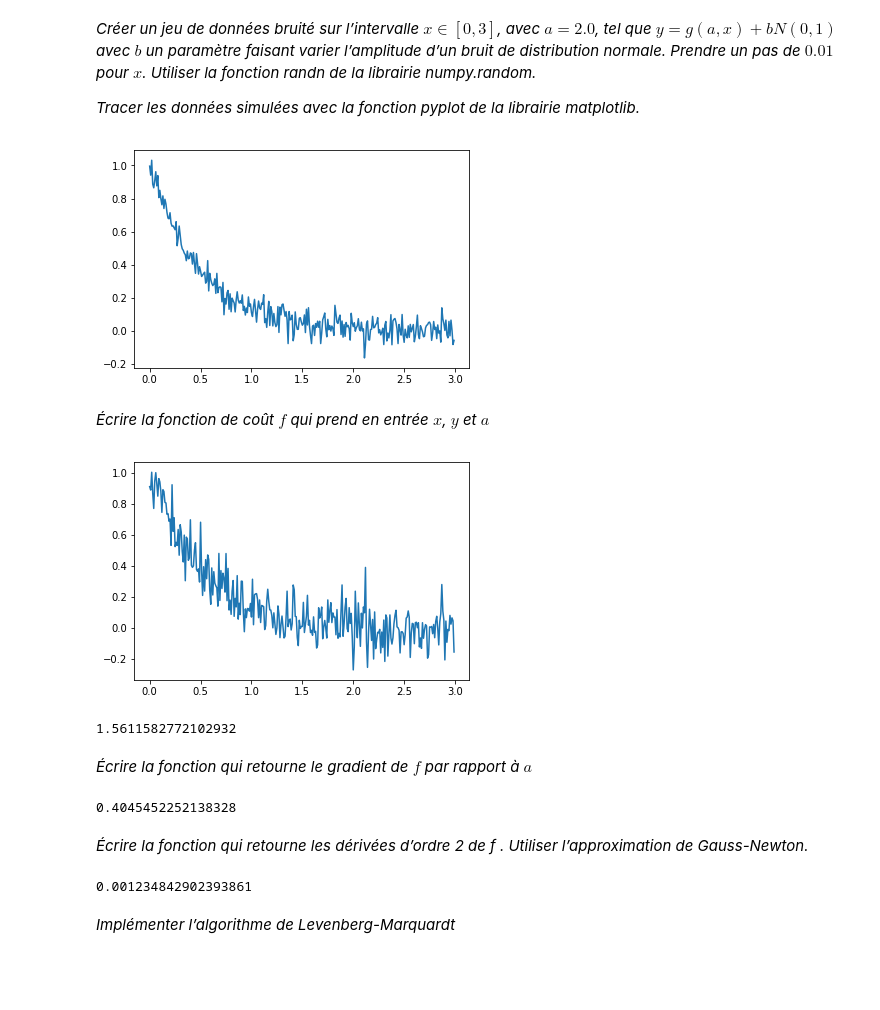
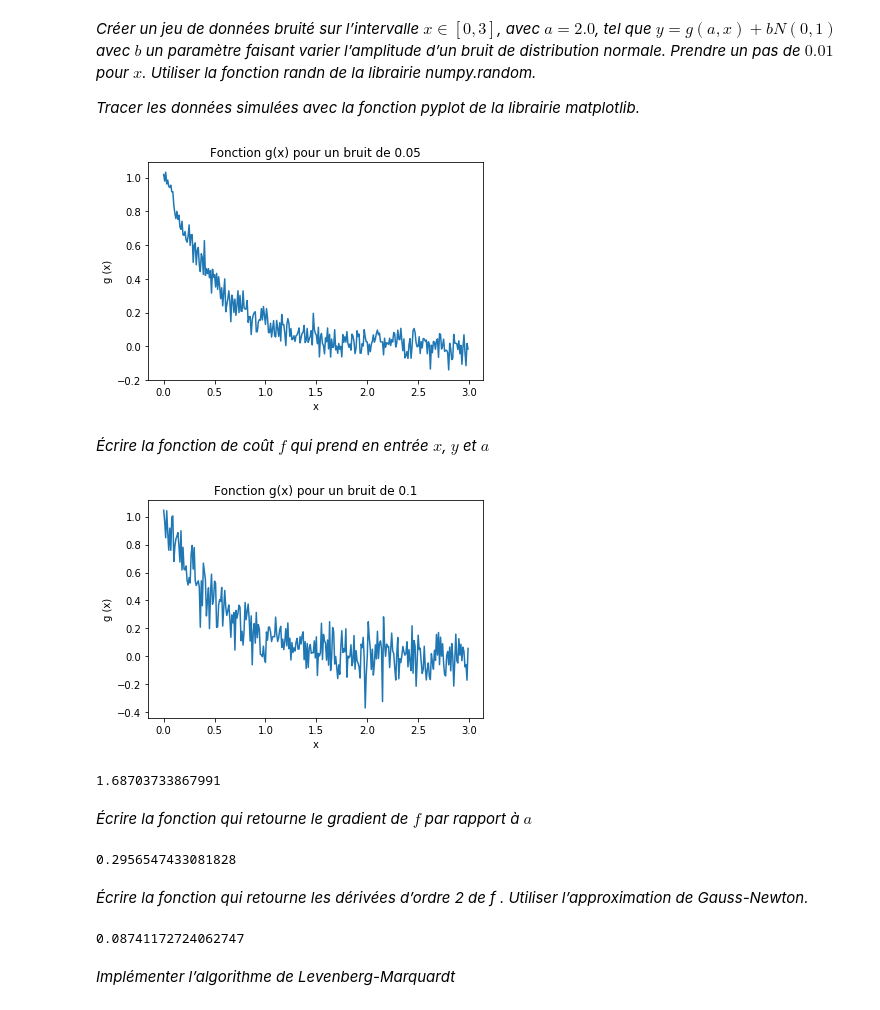
Before and after one commit to RuzickaJiri/4BIM_data, a Jupyter notebook: optimisation/Optimisation_TD2.ipynb, the cells around one changed output. Cells and saved outputs as stored; diff of their text form; code cells hidden in the pictures; blank space fills up the shorter version.

```diff
--- a/optimisation/Optimisation_TD2.ipynb
+++ b/optimisation/Optimisation_TD2.ipynb
@@ -41,16 +44,19 @@ print(g(-1,1))
 # %%
 x = np.arange(0,3,0.01)
 def yf(x,a,b):
 
     y = []
     for i in range(len(x)):
         y.append(g(x[i],a) + b*np.random.randn())
     plt.plot(x, y)
+    plt.xlabel('x')
+    plt.ylabel('g (x)')
+    plt.title('Fonction g(x) pour un bruit de ' + str(b))
     plt.show()
     return y
-yf = yf(x, 2,0.05)
+y = yf(x, 2,0.05)
 # %% [output]
-[figure, old version]
+[figure, new version]
 # %% [markdown]
 *Écrire la fonction de coût $f$ qui prend en entrée $x$, $y$ et $a$*
 # %%
@@ -67,8 +73,8 @@ a = 2
 
 price(x,y,a)
 # %% [output]
-[figure, old version]
+[figure, new version]
-1.5611582772102932
+1.68703733867991
 # %% [markdown]
 *Écrire la fonction qui retourne le gradient de $f$ par rapport à $a$*
 # %%
@@ -80,7 +86,7 @@ def gradient(x, y, a) :
 
 gradient(x,y,a)
 # %% [output]
-0.4045452252138328
+0.2956547433081828
 # %% [markdown]
 *Écrire la fonction qui retourne les dérivées d’ordre 2 de f . Utiliser l’approximation de Gauss-Newton.*
 # %%
@@ -89,7 +95,7 @@ def Gauss_Newton(x,y,a):
 
 Gauss_Newton(x,y,a)
 # %% [output]
-0.001234842902393861
+0.08741172724062747
 # %% [markdown]
 *Implémenter l’algorithme de Levenberg-Marquardt*
 # %%
```
Also changed, not shown: parts of 11 cells of this notebook, 3 other files.
